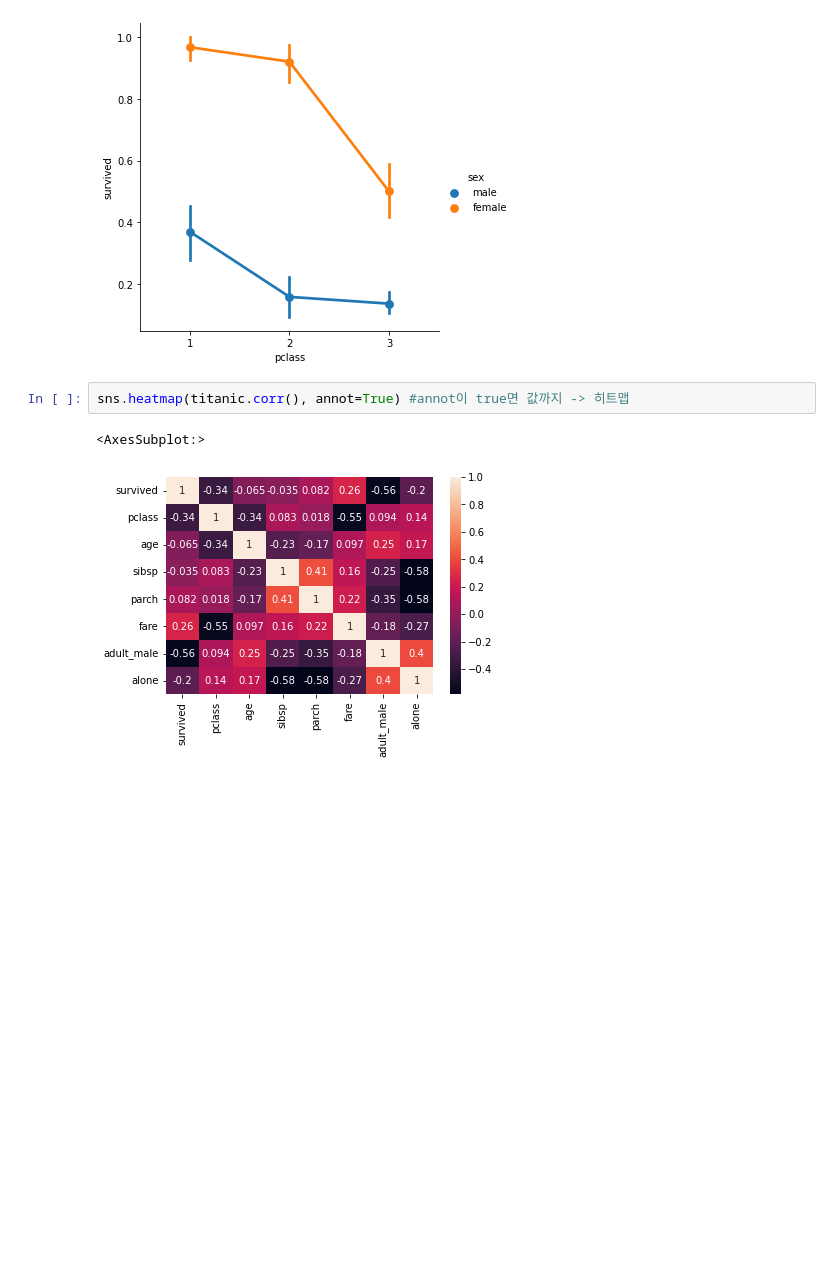
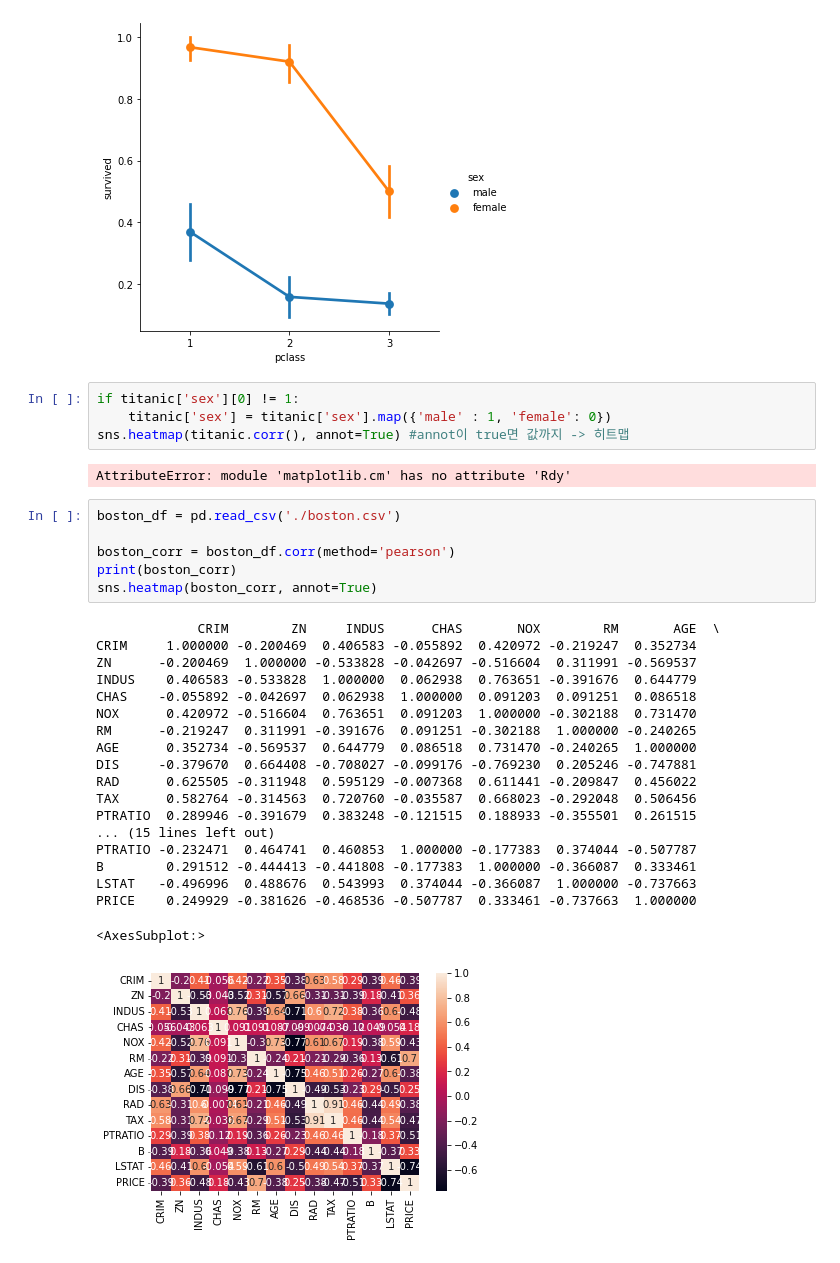
Before and after one commit to hjch0211/2022_SSU_DataSienece_study, a Jupyter notebook: week_9/jchan/practice9.ipynb, the cells around one changed output. Cells and saved outputs as stored; diff of their text form; blank space fills up the shorter version.

```diff
--- a/week_9/jchan/practice9.ipynb
+++ b/week_9/jchan/practice9.ipynb
@@ -58,7 +59,34 @@ plt.show() #수치형 변수 시각화
 # %% [output]
 [figure]
 # %%
+if titanic['sex'][0] != 1:
+    titanic['sex'] = titanic['sex'].map({'male' : 1, 'female': 0})
 sns.heatmap(titanic.corr(), annot=True) #annot이 true면 값까지 -> 히트맵
 # %% [output]
-<AxesSubplot:>
+AttributeError: module 'matplotlib.cm' has no attribute 'Rdy'
-[figure, removed]
+# %%
+boston_df = pd.read_csv('./boston.csv')
+
+boston_corr = boston_df.corr(method='pearson')
+print(boston_corr)
+sns.heatmap(boston_corr, annot=True)
+# %% [output]
+             CRIM        ZN     INDUS      CHAS       NOX        RM       AGE  \
+CRIM     1.000000 -0.200469  0.406583 -0.055892  0.420972 -0.219247  0.352734
+ZN      -0.200469  1.000000 -0.533828 -0.042697 -0.516604  0.311991 -0.569537
+INDUS    0.406583 -0.533828  1.000000  0.062938  0.763651 -0.391676  0.644779
+CHAS    -0.055892 -0.042697  0.062938  1.000000  0.091203  0.091251  0.086518
+NOX      0.420972 -0.516604  0.763651  0.091203  1.000000 -0.302188  0.731470
+RM      -0.219247  0.311991 -0.391676  0.091251 -0.302188  1.000000 -0.240265
+AGE      0.352734 -0.569537  0.644779  0.086518  0.731470 -0.240265  1.000000
+DIS     -0.379670  0.664408 -0.708027 -0.099176 -0.769230  0.205246 -0.747881
+RAD      0.625505 -0.311948  0.595129 -0.007368  0.611441 -0.209847  0.456022
+TAX      0.582764 -0.314563  0.720760 -0.035587  0.668023 -0.292048  0.506456
+PTRATIO  0.289946 -0.391679  0.383248 -0.121515  0.188933 -0.355501  0.261515
+... (15 lines left out)
+PTRATIO -0.232471  0.464741  0.460853  1.000000 -0.177383  0.374044 -0.507787
+B        0.291512 -0.444413 -0.441808 -0.177383  1.000000 -0.366087  0.333461
+LSTAT   -0.496996  0.488676  0.543993  0.374044 -0.366087  1.000000 -0.737663
+PRICE    0.249929 -0.381626 -0.468536 -0.507787  0.333461 -0.737663  1.000000
+<AxesSubplot:>
+[figure, added]
```
Also changed, not shown: parts of 2 cells of this notebook, 2 other files.
